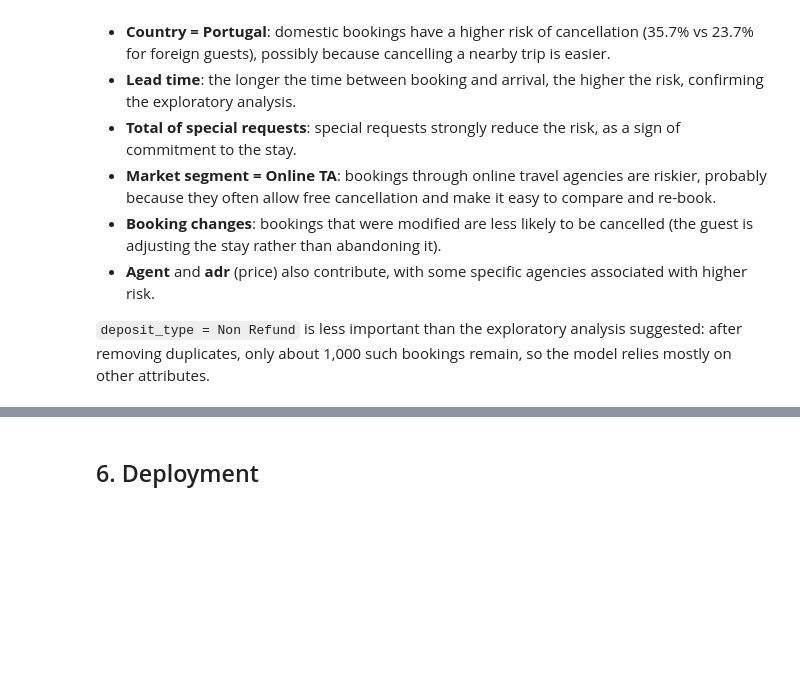
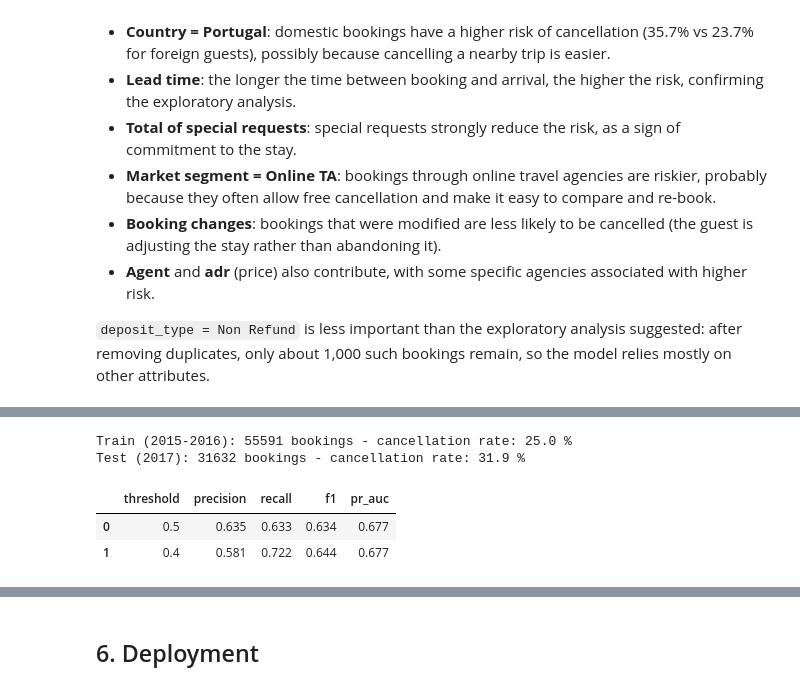
Before and after one commit to marthinaf03/ml-hotel-booking-cancellation, a Jupyter notebook: hotel_booking_cancellation.ipynb, the cells around one changed output, grey strips where cells are left out. Cells and saved outputs as stored; diff of their text form; code cells hidden in the pictures; blank space fills up the shorter version.

Commit message:
Add temporal validation and EDA figures

```diff
--- a/hotel_booking_cancellation.ipynb
+++ b/hotel_booking_cancellation.ipynb
@@ -699,0 +709,31 @@ SHAP (SHapley Additive exPlanations) measures the contribution of each feature t
+# %%
+from sklearn.base import clone
+
+years = df.loc[X.index, 'arrival_date_year']
+train_mask = years < 2017
+X_old, y_old = X[train_mask], y[train_mask]
+X_new, y_new = X[~train_mask], y[~train_mask]
+
+print('Train (2015-2016):', X_old.shape[0], 'bookings - cancellation rate:', round(y_old.mean() * 100, 1), '%')
+print('Test (2017):', X_new.shape[0], 'bookings - cancellation rate:', round(y_new.mean() * 100, 1), '%')
+
+temporal_model = clone(best_model)
+temporal_model.set_params(scale_pos_weight=(y_old == 0).sum() / (y_old == 1).sum())
+temporal_model.fit(X_old, y_old)
+proba_new = temporal_model.predict_proba(X_new)[:, 1]
+
+rows = []
+for t in [0.5, 0.4]:
+    pred_t = (proba_new >= t).astype(int)
+    rows.append({'threshold': t,
+                 'precision': round(precision_score(y_new, pred_t), 3),
+                 'recall': round(recall_score(y_new, pred_t), 3),
+                 'f1': round(f1_score(y_new, pred_t), 3),
+                 'pr_auc': round(average_precision_score(y_new, proba_new), 3)})
+pd.DataFrame(rows)
+# %% [output]
+Train (2015-2016): 55591 bookings - cancellation rate: 25.0 %
+Test (2017): 31632 bookings - cancellation rate: 31.9 %
+|  | threshold | precision | recall | f1 | pr_auc |
+| 0 | 0.5 | 0.635 | 0.633 | 0.634 | 0.677 |
+| 1 | 0.4 | 0.581 | 0.722 | 0.644 | 0.677 |
```
Also changed, not shown: parts of 8 cells of this notebook.
